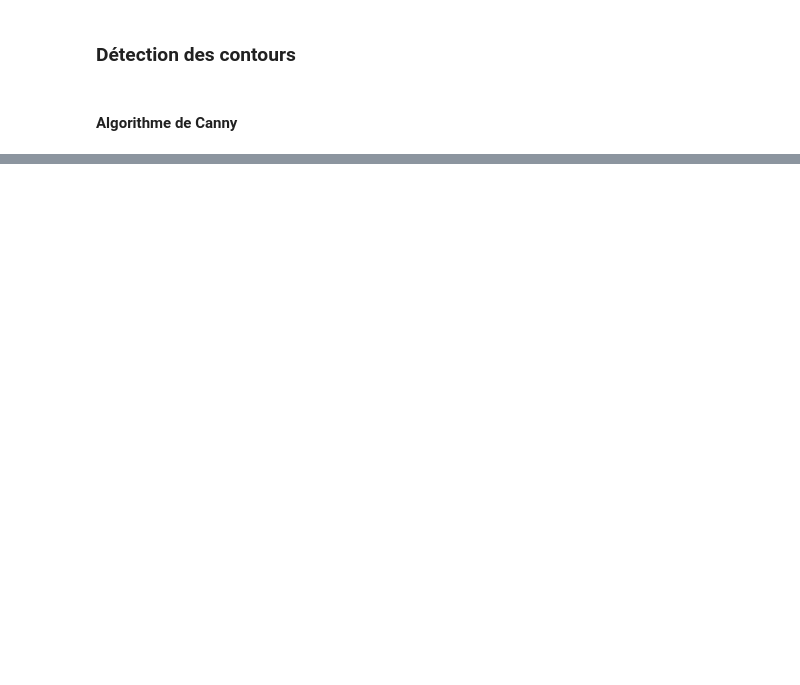
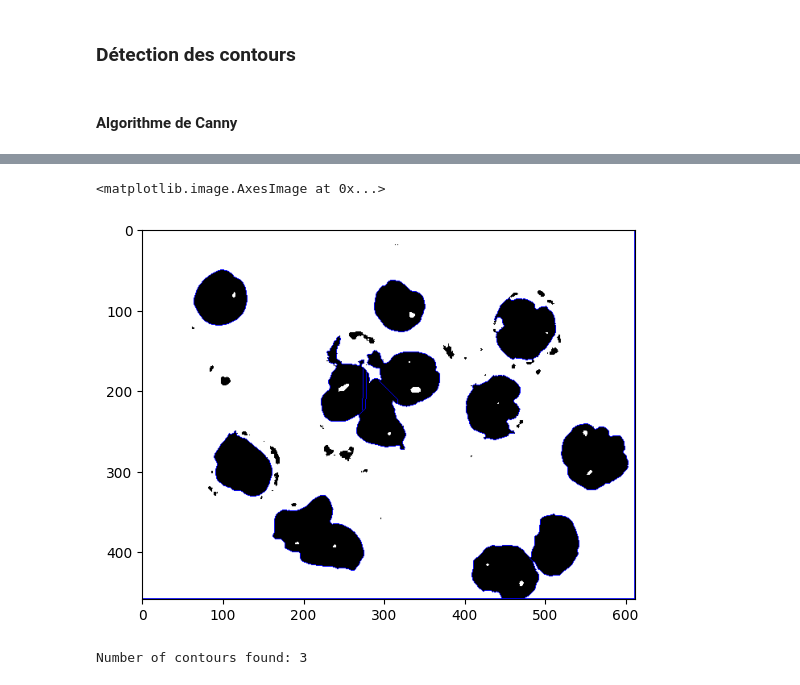
Before and after one commit to Nomnelle/computer_vision_finals, a Jupyter notebook: Partie_2/tp_not_part2.ipynb, the cells around one changed output, grey strips where cells are left out. Drawn from its saved outputs; the diff is of its cells as text; code cells hidden in the pictures; blank space fills up the shorter version.

```diff
--- a/Partie_2/tp_not_part2.ipynb
+++ b/Partie_2/tp_not_part2.ipynb
@@ -266,0 +267,43 @@ show_four_images(edges1, edges2, edges3, edgesNoNoise)
+# %%
+def watershed(image):
+    # Apply binary thresholding (convert to black & white)
+    _, binary = cv2.threshold(image, 0, 255, cv2.THRESH_BINARY_INV + cv2.THRESH_OTSU)
+
+    # Remove small noise using morphological opening
+    kernel = np.ones((3,3), np.uint8)
+    opening = cv2.morphologyEx(binary, cv2.MORPH_OPEN, kernel, iterations=2)
+
+    # Sure background area (dilate to get the background)
+    sure_bg = cv2.dilate(opening, kernel, iterations=10)
+
+    # Distance transform to find sure foreground
+    dist_transform = cv2.distanceTransform(opening, cv2.DIST_L2, 5)
+    _, sure_fg = cv2.threshold(dist_transform, 0.7 * dist_transform.max(), 255, 0)
+
+    # Identify unknown region (background - foreground)
+    sure_fg = np.uint8(sure_fg)
+    unknown = cv2.subtract(sure_bg, sure_fg)
+
+    # Marker labelling
+    _, markers = cv2.connectedComponents(sure_fg)
+    markers = markers + 1  # Make sure background is not 0
+    markers[unknown == 255] = 0  # Mark unknown region as 0
+
+    # Apply the Watershed algorithm
+    image_color = cv2.cvtColor(image, cv2.COLOR_GRAY2BGR)  # Convert to color for visualization
+    cv2.watershed(image_color, markers)
+    image_color[markers == -1] = [0, 0, 255]  # Mark boundaries in red
+
+    return image_color
+
+watershed1 = watershed(img1_otsu)
+
+plt.imshow(watershed1)
+# %% [output]
+<matplotlib.image.AxesImage at 0x...>
+[figure, added]
+# %%
+contours, _ = cv2.findContours(img1_otsu, cv2.RETR_EXTERNAL, cv2.CHAIN_APPROX_SIMPLE)
+print(f"Number of contours found: {len(contours)}")
+# %% [output]
+Number of contours found: 3
```
Also changed, not shown: parts of 5 cells of this notebook.
